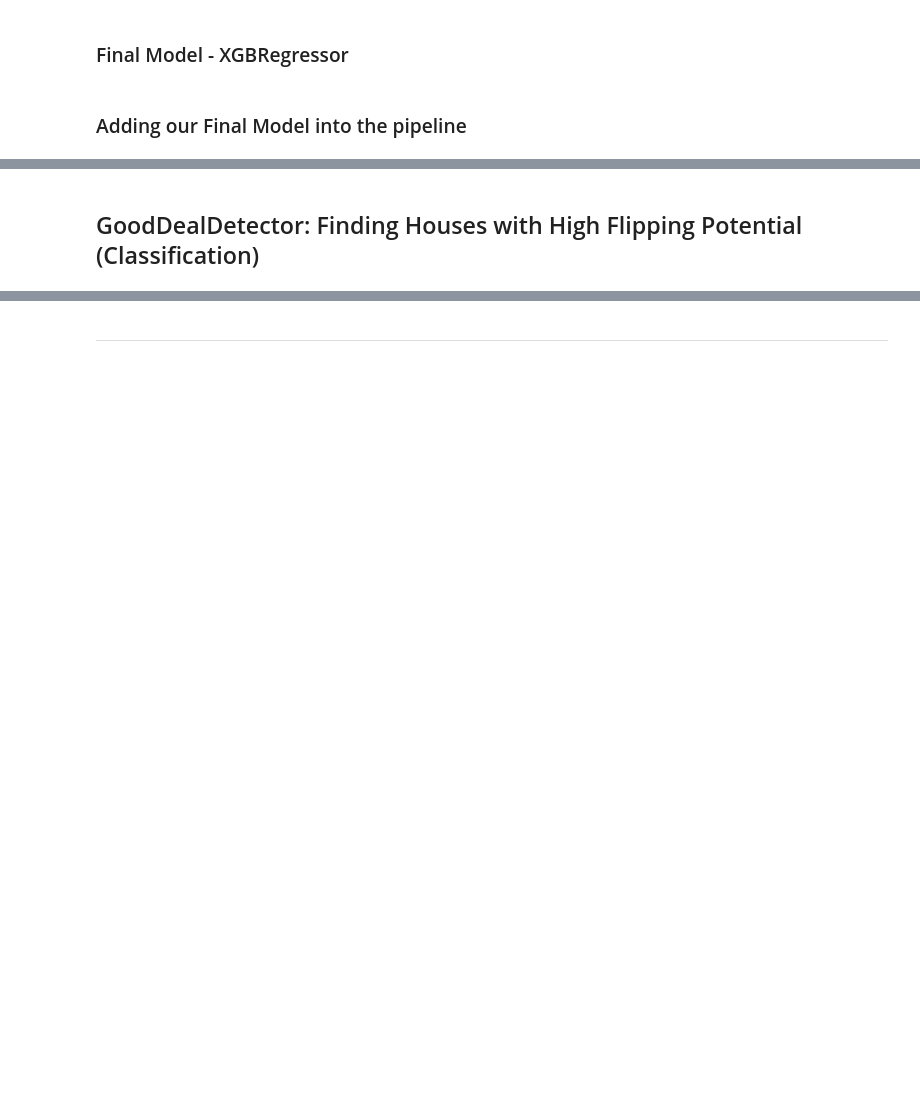
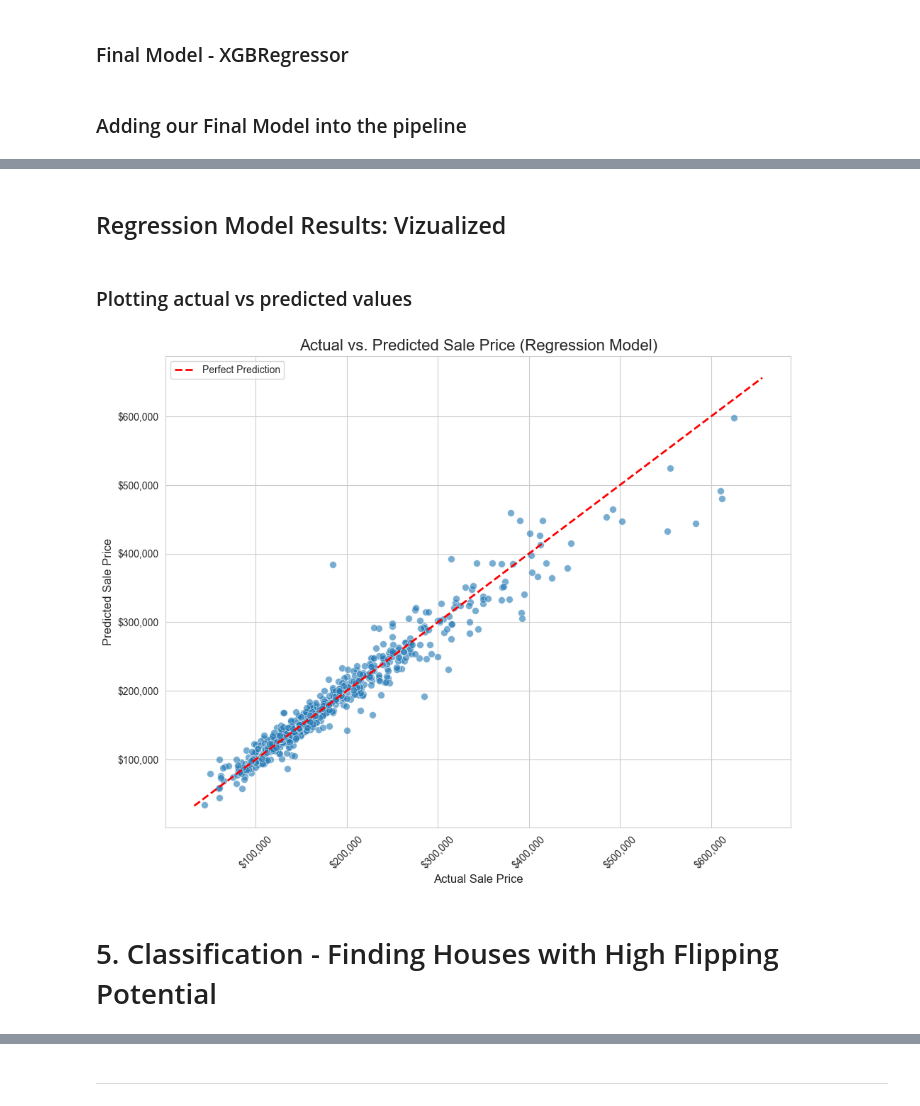
Before and after one commit to szymon-ml/Portfolio-Housing-Project, a Jupyter notebook: AmesPortfolio.ipynb, the cells around one changed output, grey strips where cells are left out. Saved outputs shown, nothing was run; the diff lists cells and outputs as text; code cells hidden in the pictures; blank space fills up the shorter version.

Commit message:
Finished class modeling

```diff
--- a/AmesPortfolio.ipynb
+++ b/AmesPortfolio.ipynb
@@ -1635,0 +1428,3 @@ joblib.dump(full_pipeline, 'final_ames_model_pipeline.pkl')
+# %%
+#importing pipeline
+full_pipeline = joblib.load('final_ames_model_pipeline.pkl')
@@ -1636,7 +1478,46 @@ joblib.dump(full_pipeline, 'final_ames_model_pipeline.pkl')
+# %% [markdown]
+## Regression Model Results: Vizualized
+# %% [markdown]
+### Plotting actual vs predicted values
+# %%
+plot_data = pd.DataFrame({
+    'Actual Price': y_test,
+    'Predicted Price': y_pred_dollar_pipe_test
+})
+
+sns.set_style("whitegrid")
+plt.figure(figsize=(10, 8))
+ax = sns.scatterplot(
+    x='Actual Price',
+    y='Predicted Price',
+    data=plot_data,
+    alpha=0.6,
+    s=50
+)
+
+min_val = min(plot_data['Actual Price'].min(), plot_data['Predicted Price'].min())
+max_val = max(plot_data['Actual Price'].max(), plot_data['Predicted Price'].max())
+
+min_val *= 0.95
+max_val *= 1.05
+
+ax.plot([min_val, max_val], [min_val, max_val], color='red', linestyle='--', lw=2, label='Perfect Prediction')
+
+formatter = StrMethodFormatter('${x:,.0f}')
+ax.xaxis.set_major_formatter(formatter)
+ax.yaxis.set_major_formatter(formatter)
+
+ax.set_title('Actual vs. Predicted Sale Price (Regression Model)', fontsize=16)
+ax.set_xlabel('Actual Sale Price', fontsize=12)
+ax.set_ylabel('Predicted Sale Price', fontsize=12)
+plt.legend(loc='upper left')
+plt.xticks(rotation=45)
+plt.tight_layout()
+plt.show()
+# %% [output]
+[figure, added]
 # %% [markdown]
-
-
-## GoodDealDetector: Finding Houses with High Flipping Potential (Classification)
+# 5. Classification - Finding Houses with High Flipping Potential
 # %% [markdown]
 We can take this analysis a step further. Instead of merely predicting house prices using regression, we can now use classification techniques to determine which houses have the highest "flipping potential."
 
```
Also changed, not shown: parts of 116 cells of this notebook, 8 other files.
